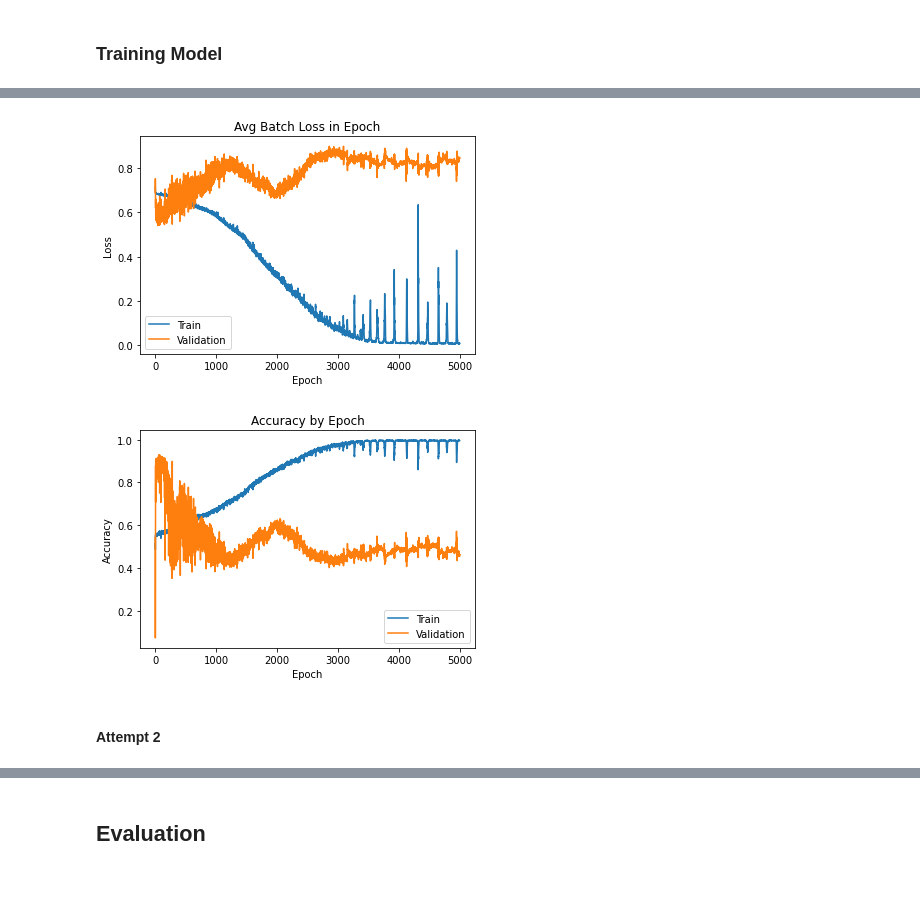
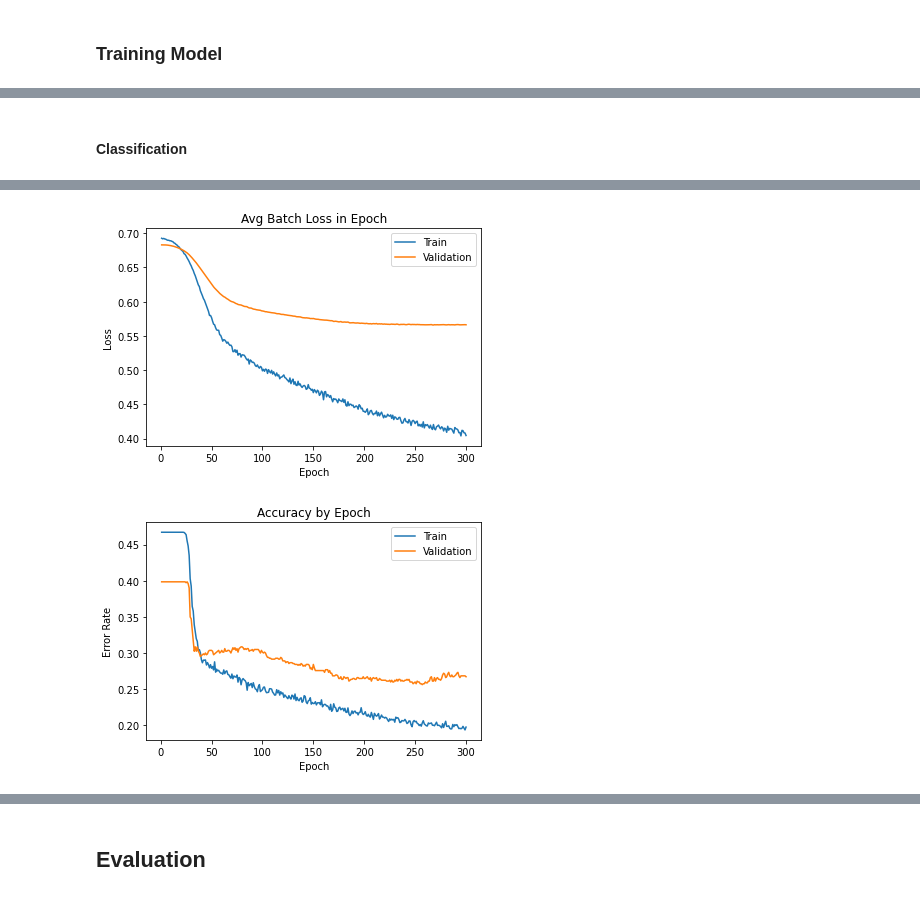
Before and after one commit to APS360-Team-34/Hit-Song-Prediction, a Jupyter notebook: Playground_Rakan.ipynb, the cells around one changed output, grey strips where cells are left out. Saved outputs shown, nothing was run; the diff lists cells and outputs as text; code cells hidden in the pictures.

```diff
--- a/Playground_Rakan.ipynb
+++ b/Playground_Rakan.ipynb
@@ -337,7 +336,8 @@ def get_stats_classification(model, data, criterion, bs=100):
 # %%
 def predict_some(model, data, num_to_predict):
   for i in range(0, num_to_predict):
-    features, target = data[i]
+    k = random.randint(0, len(data)-1)
+    features, target = data[k]
     features = features.to(device)
     target = target.to(device)
 
@@ -386,13 +467,16 @@ def plot_data(data, multiple_series=False, subsampling=1, labels=None, title="",
 #### Regression
 # %%
 def train_net_regression(model, train_data, valid_data, bs=50, lr=0.01, wd=0, epochs=5):
+  model.train()
   train_loader = torch.utils.data.DataLoader(train_data, batch_size=bs, shuffle=True)
 
   criterion = nn.MSELoss()
   optimizer = optim.Adam(model.parameters(), lr=lr, weight_decay=wd)
 
+  train_losses, valid_losses, train_errors, val_errors = [], [], [], []
+
   for epoch in range(1, epochs + 1):
-    epoch_error = 0
+    epoch_error = 0.0
     epoch_loss = 0.0
     for i, batch in enumerate(train_loader, 1):
       features, targets = batch
@@ -407,28 +491,40 @@ def train_net_regression(model, train_data, valid_data, bs=50, lr=0.01, wd=0, ep
       loss.backward()
       optimizer.step()
 
-
       epoch_loss += loss.item()
       epoch_error += (targets - out.clamp(min=0,max=100)).abs().sum().item()
 
     epoch_loss = epoch_loss / i
     train_error_rate = epoch_error / len(train_data)
-    val_error_rate = get_error(model, valid_data)
+    val_error_rate, val_loss = get_stats_regression(model, valid_data, criterion, bs=bs)
+    model.train()
+
+    train_losses.append(epoch_loss)
+    valid_losses.append(val_loss)
+    train_errors.append(train_error_rate)
+    val_errors.append(val_error_rate)
+
 
     print(f"Epoch {epoch}")
     print(f"  Train Error: {train_error_rate}")
     print(f"  Valid Error: {val_error_rate}")
     print(f"  Train Loss: {epoch_loss}")
-
+    print(f"  Valid Loss: {val_loss}")
     print()
     predict_some(model, train_data, 2)
+    print()
     predict_some(model, valid_data, 2)
+    print("\n")
 
-    print("\n")
+  plot_data([train_losses, valid_losses], multiple_series=True, labels=["Train", "Validation"],
+            title="Avg Batch Loss in Epoch", xlabel='Epoch', ylabel='Loss')
+  plot_data([train_errors, val_errors], multiple_series=True, labels=["Train", "Validation"],
+            title="Avg Error by Epoch", xlabel='Epoch', ylabel='Avg Error')
 # %% [markdown]
 #### Classification
 # %%
 def train_net_classification(model, train_data, valid_data, bs=50, lr=0.01, wd=0, epochs=5):
+  model.train()
   train_loader = torch.utils.data.DataLoader(train_data, batch_size=bs, shuffle=True)
 
   criterion = nn.CrossEntropyLoss()
@@ -462,6 +558,7 @@ def train_net_classification(model, train_data, valid_data, bs=50, lr=0.01, wd=0
     epoch_loss = epoch_loss / i
     train_error_rate = 1 - (epoch_error / len(train_data))
     val_error_rate, val_loss = get_stats_classification(model, valid_data, criterion, bs=bs)
+    model.train()
 
     train_losses.append(epoch_loss)
     valid_losses.append(val_loss)
@@ -486,0 +584,5 @@ def train_net_classification(model, train_data, valid_data, bs=50, lr=0.01, wd=0
+# %%
+model = RegressionNet()
+model.to(device)
+
+train_net_regression(model, train, val, bs=1024, lr=0.0005, wd=0, epochs=200)
@@ -487,8 +609,8 @@ def train_net_classification(model, train_data, valid_data, bs=50, lr=0.01, wd=0
+# %% [markdown]
+#### Classification
 # %%
 model = ClassificationNet()
+model.to(device)
 
-if torch.cuda.is_available():
-  model.cuda()
-
-train_net_classification(model, train, val, bs=512, lr=0.01, epochs=5000)
+train_net_classification(model, train, val, bs=512, lr=0.00005, wd=0, epochs=300)
 # %% [output]
@@ -512,4 +634,2 @@ Epoch 4288
-[figure, old version]
+[figure, new version]
-[figure, old version]
+[figure, new version]
-# %% [markdown]
-#### Attempt 2
```
Also changed, not shown: parts of 37 cells of this notebook, 3 other files.
